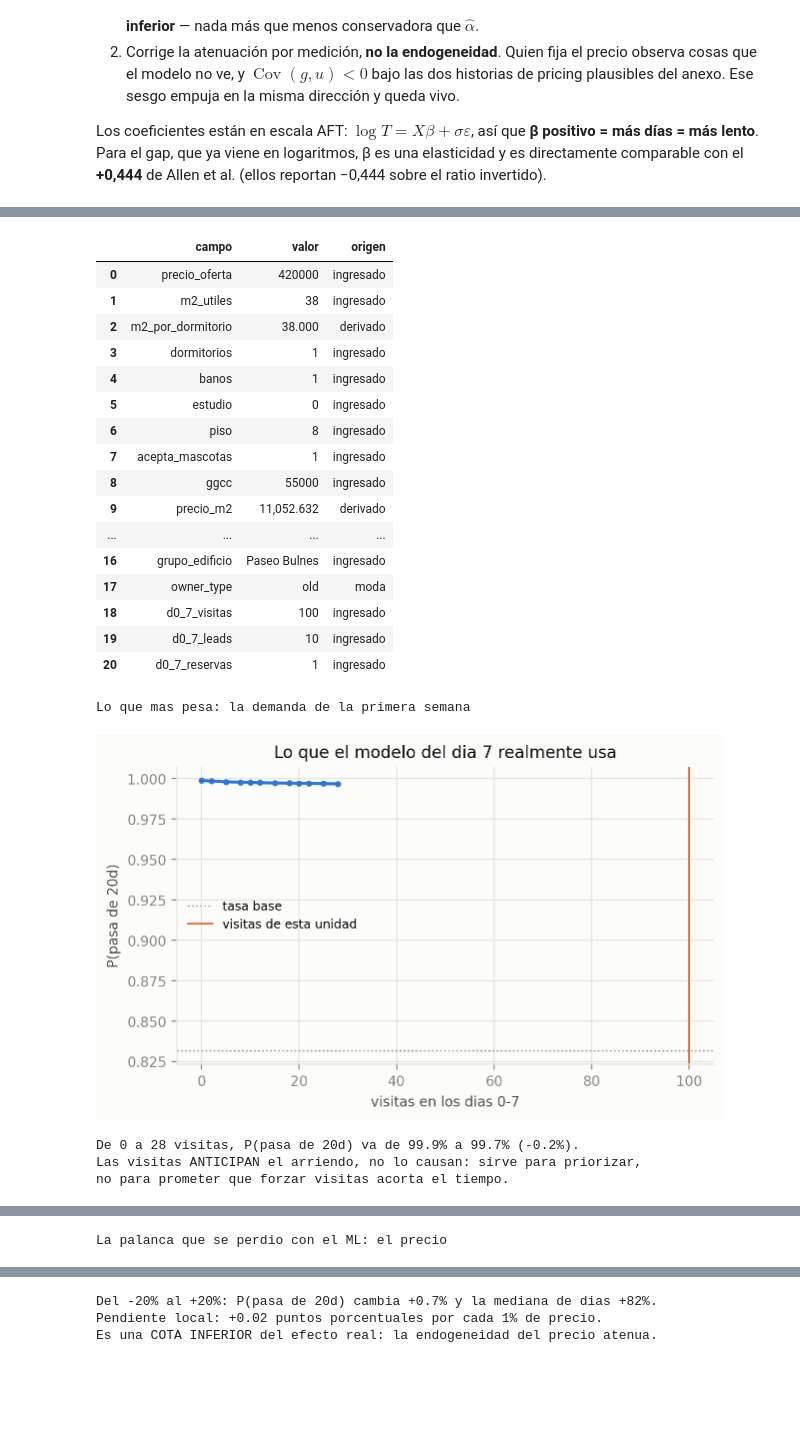
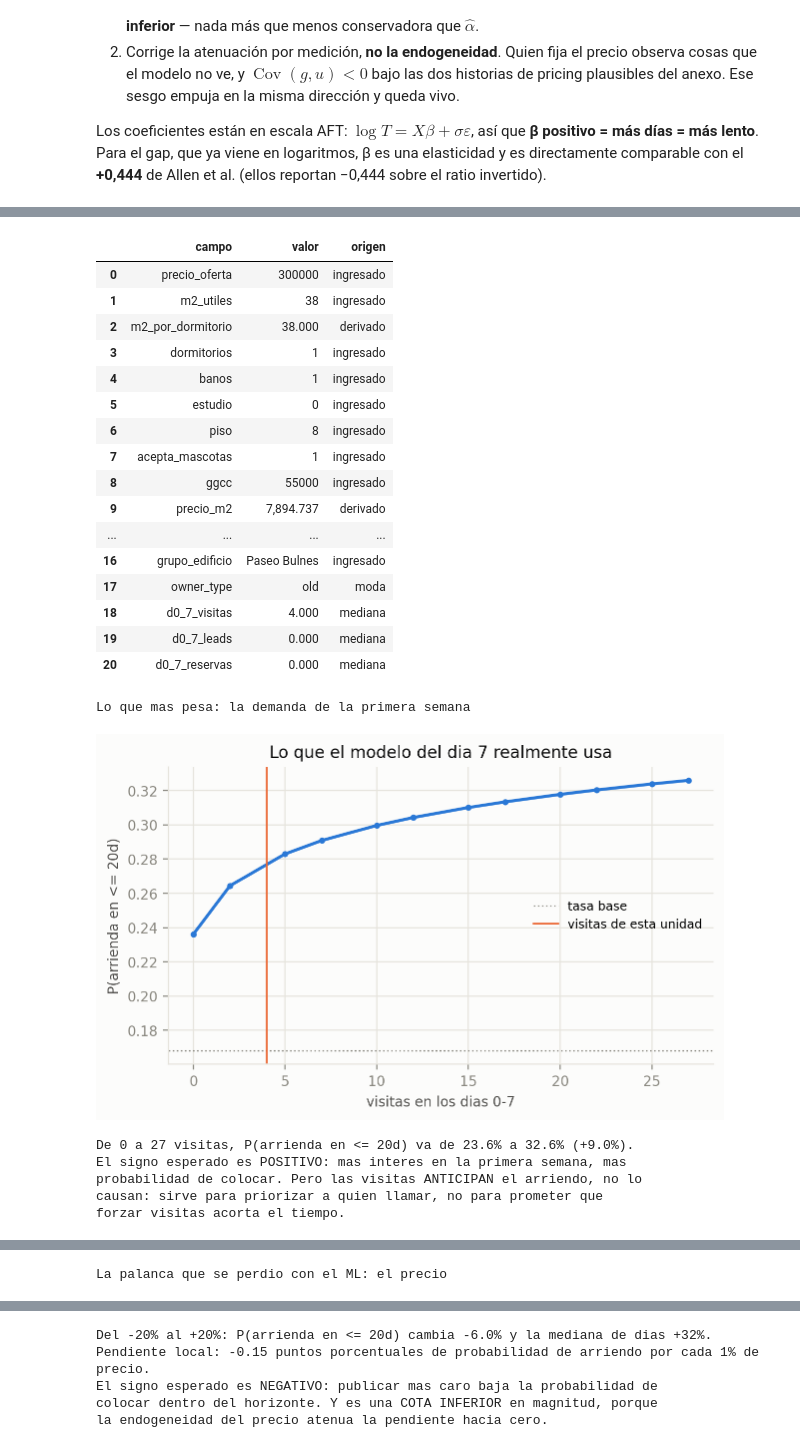
Before and after one commit to agustinvalenzuela/probabilidad-arriendo, a Jupyter notebook: modelo_productivo.ipynb, the cells around one changed output, grey strips where cells are left out. Cells and saved outputs as stored; diff of their text form; code cells hidden in the pictures; blank space fills up the shorter version.

```diff
--- a/modelo_productivo.ipynb
+++ b/modelo_productivo.ipynb
@@ -425,7 +429,11 @@ class PrecioReferencia(BaseEstimator, TransformerMixin):
     def get_feature_names_out(self, input_features=None):
         return np.array(["gap_hedonico"])
 # %%
-def preparar(base):
+def preparar(base, comunas_ok=None):
+    '''comunas_ok=None significa "calculala con este frame", que es lo correcto
+    en entrenamiento. Para puntuar hay que PASARLA: con una sola fila ninguna
+    comuna alcanza MIN_OBS y todas caerian en "Otras", que no es el nivel con el
+    que se entreno. El scorer la guarda en el fit y la pasa en cada prediccion.'''
     x = base.copy()
     x["log_precio"]   = np.log(x["precio_oferta"].clip(lower=1))
     x["piso_es_cero"] = (x["piso"].fillna(0) == 0).astype(int)
@@ -435,8 +443,11 @@ def preparar(base):
     x["log_visitas_d0_7"] = np.log1p(x["d0_7_visitas"].fillna(0))
     x["mes_sin"] = np.sin(2 * np.pi * x["mes_lpa"] / 12)
     x["mes_cos"] = np.cos(2 * np.pi * x["mes_lpa"] / 12)
-    cn = x["comuna"].value_counts()
-    x["comuna_g"] = x["comuna"].where(x["comuna"].isin(cn[cn >= MIN_OBS].index), "Otras")
+    com = x["comuna"].astype(str)
+    if comunas_ok is None:
+        cn = com.value_counts()
+        comunas_ok = set(cn[cn >= MIN_OBS].index)
+    x["comuna_g"] = com.where(com.isin(comunas_ok), "Otras")
     # astype(str) convierte NaN en la cadena "nan", asi que el fillna posterior no
     # hacia nada. Importa ahora: el 7,2% de las unidades del universo viene sin
     # barrio, y esas filas tienen que formar UN nivel, no colarse como "nan".
@@ -875,10 +937,15 @@ class ScorerArriendo:
             datos["evento_arriendo"].to_numpy(int))
         self.entrenado_hasta_ = str(datos["cohorte_lpa"].max())
         self.n_entrenamiento_ = len(datos)
+        # La lista de comunas viaja DENTRO del artefacto. Sin esto, puntuar una
+        # unidad suelta la mandaria a "Otras" siempre, y el .joblib no seria
+        # autocontenido: dependeria de un global del cuaderno.
+        self.comunas_ok_ = set(
+            datos.loc[datos["comuna_g"] != "Otras", "comuna"].astype(str).unique())
         return self
 
     def predecir(self, datos_nuevos, h=H_REPORTE):
-        X = self.pre_.transform(preparar(datos_nuevos))
+        X = self.pre_.transform(preparar(datos_nuevos, self.comunas_ok_))
         _, mu = curva(self.mod_, X, [h])
         s = self.mod_["sigma"]
         p_rapido = norm.cdf((np.log(h) - mu) / s)
@@ -886,8 +953,11 @@ class ScorerArriendo:
         p_rapido_cal = 1 / (1 + np.exp(-z))
         out = pd.DataFrame(index=datos_nuevos.index)
         out[f"p_rapido_{h}d"] = p_rapido_cal
+        # El decil sigue ordenando por RIESGO: 1 = la mas rapida, 10 = la mas
+        # lenta. Como ahora la columna crece con la velocidad, hay que darlo
+        # vuelta. qcut devuelve 0..9, asi que 10 - qcut da 10..1.
         out["decil_riesgo"] = 10 - pd.qcut(out[f"p_rapido_{h}d"], 10, labels=False,
-                                   duplicates="drop")
+                                           duplicates="drop")
         out["dias_p50"] = np.exp(mu)
         out["dias_p10"] = np.exp(mu - 1.2816 * s)
         out["dias_p90"] = np.exp(mu + 1.2816 * s)
@@ -1699,12 +1869,12 @@ UNIDAD_NUEVA = {
     # El modelo que gano es el del dia 7: estas tres variables aportan +0,094
     # de AUC, mas que todo el resto junto. Si van vacias, la prediccion es la
     # de una unidad promedio y el reporte te lo va a decir.
-    "d0_7_visitas":      100,
-    "d0_7_leads":        10,
-    "d0_7_reservas":     1,
+    "d0_7_visitas":      None,
+    "d0_7_leads":        None,
+    "d0_7_reservas":     None,
 
     # --- precio y ubicacion ------------------------------------------------
-    "precio_oferta":     420_000,      # $ mensuales publicados
+    "precio_oferta":     300_000,      # $ mensuales publicados
     "comuna":            "Santiago",
     "barrio":            "Bulnes",     # si el edificio es nuevo, el barrio lo respalda
     "sector_provincia":  "Santiago - Centro",
@@ -1759,24 +1931,26 @@ Gap                      +0.200   = +22.2% POR ENCIMA de lo que sus atributos ju
 
 De donde salio cada dato:
 |  | campo | valor | origen |
-| 0 | precio_oferta | 420000 | ingresado |
+| 0 | precio_oferta | 300000 | ingresado |
 | 1 | m2_utiles | 38 | ingresado |
 | 2 | m2_por_dormitorio | 38.000 | derivado |
 | 3 | dormitorios | 1 | ingresado |
 | 4 | banos | 1 | ingresado |
 | 5 | estudio | 0 | ingresado |
 | 6 | piso | 8 | ingresado |
 | 7 | acepta_mascotas | 1 | ingresado |
 | 8 | ggcc | 55000 | ingresado |
-| 9 | precio_m2 | 11,052.632 | derivado |
+| 9 | precio_m2 | 7,894.737 | derivado |
 | ... | ... | ... | ... |
 | 16 | grupo_edificio | Paseo Bulnes | ingresado |
 | 17 | owner_type | old | moda |
-| 18 | d0_7_visitas | 100 | ingresado |
-| 19 | d0_7_leads | 10 | ingresado |
-| 20 | d0_7_reservas | 1 | ingresado |
+| 18 | d0_7_visitas | 4.000 | mediana |
+| 19 | d0_7_leads | 0.000 | mediana |
+| 20 | d0_7_reservas | 0.000 | mediana |
 Lo que mas pesa: la demanda de la primera semana
-[figure, old version]
+[figure, new version]
-De 0 a 28 visitas, P(pasa de 20d) va de 99.9% a 99.7% (-0.2%).
-Las visitas ANTICIPAN el arriendo, no lo causan: sirve para priorizar,
-no para prometer que forzar visitas acorta el tiempo.
+De 0 a 27 visitas, P(arrienda en <= 20d) va de 23.6% a 32.6% (+9.0%).
+El signo esperado es POSITIVO: mas interes en la primera semana, mas
+probabilidad de colocar. Pero las visitas ANTICIPAN el arriendo, no lo
+causan: sirve para priorizar a quien llamar, no para prometer que
+forzar visitas acorta el tiempo.
@@ -1798,3 +1972,5 @@ La palanca que se perdio con el ML: el precio
-Del -20% al +20%: P(pasa de 20d) cambia +0.7% y la mediana de dias +82%.
-Pendiente local: +0.02 puntos porcentuales por cada 1% de precio.
-Es una COTA INFERIOR del efecto real: la endogeneidad del precio atenua.
+Del -20% al +20%: P(arrienda en <= 20d) cambia -6.0% y la mediana de dias +32%.
+Pendiente local: -0.15 puntos porcentuales de probabilidad de arriendo por cada 1% de precio.
+El signo esperado es NEGATIVO: publicar mas caro baja la probabilidad de
+colocar dentro del horizonte. Y es una COTA INFERIOR en magnitud, porque
+la endogeneidad del precio atenua la pendiente hacia cero.
```
Also changed, not shown: parts of 19 cells of this notebook.
